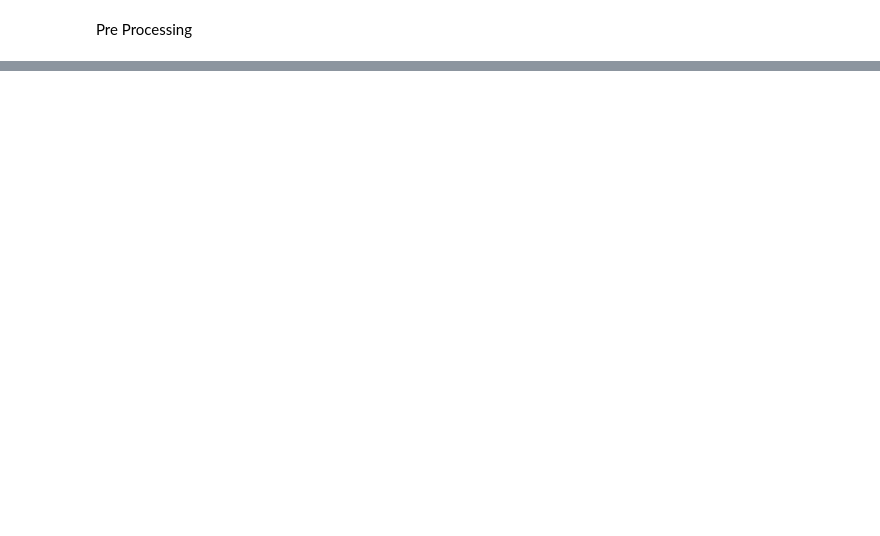
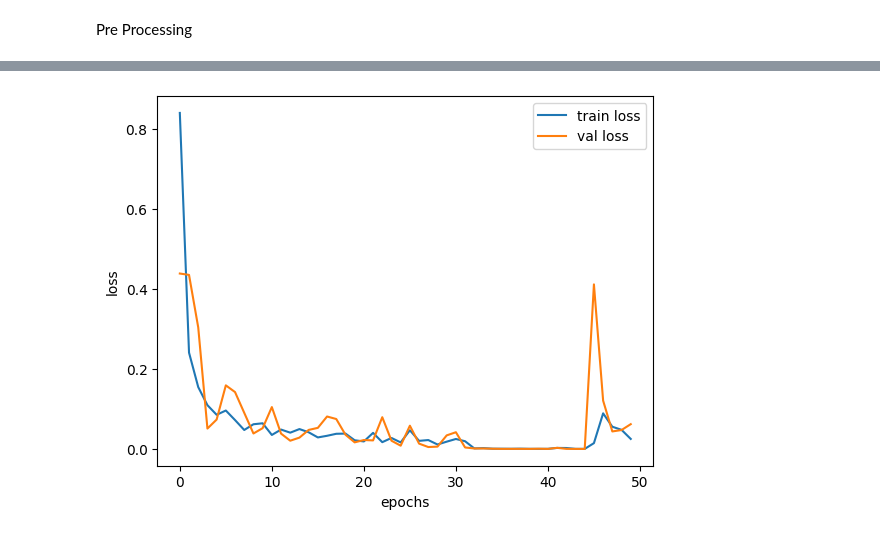
Before and after one commit to sonika-103/CVIP-DataScience, a Jupyter notebook: speech-emotion-recognition-trial.ipynb, the cells around one changed output, grey strips where cells are left out. Drawn from its saved outputs; the diff is of its cells as text; code cells hidden in the pictures; blank space fills up the shorter version.

```diff
--- a/speech-emotion-recognition-trial.ipynb
+++ b/speech-emotion-recognition-trial.ipynb
@@ -171,0 +398,12 @@ X.shape
+# %%
+loss = history.history['loss']
+val_loss = history.history['val_loss']
+
+plt.plot(epochs, loss, label='train loss')
+plt.plot(epochs, val_loss, label='val loss')
+plt.xlabel('epochs')
+plt.ylabel('loss')
+plt.legend()
+plt.show()
+# %% [output]
+[figure, added]
```
Also changed, not shown: parts of 36 cells of this notebook.
